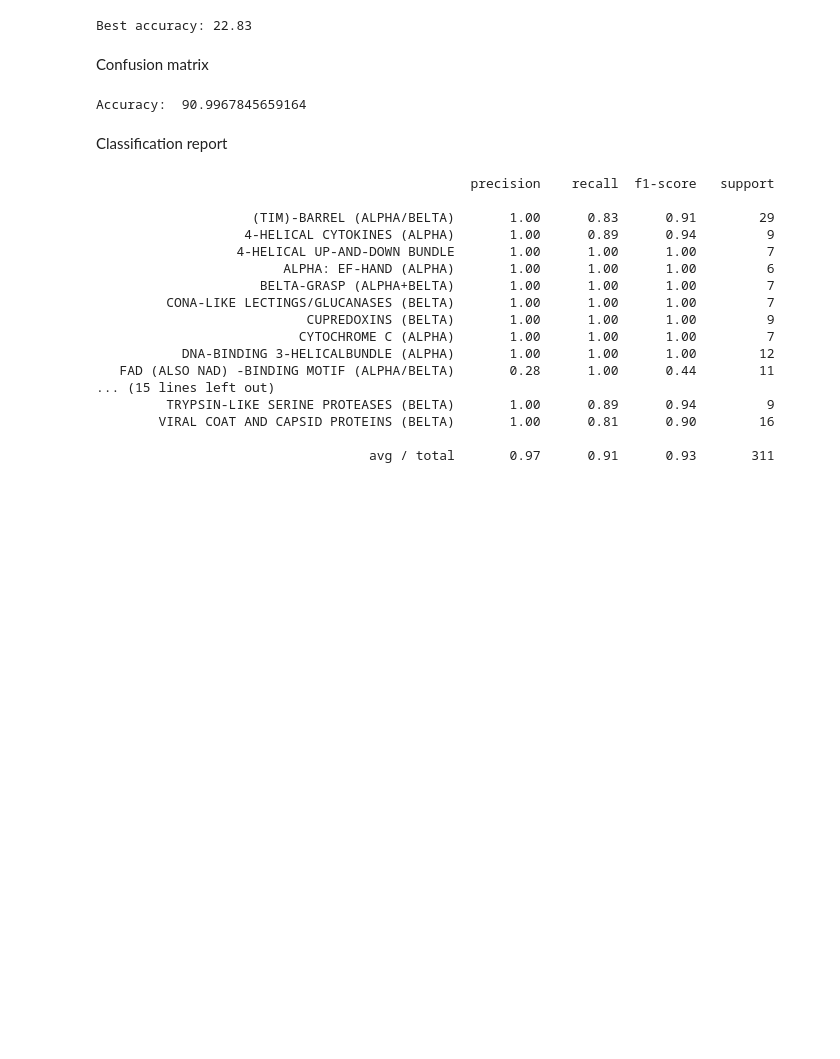
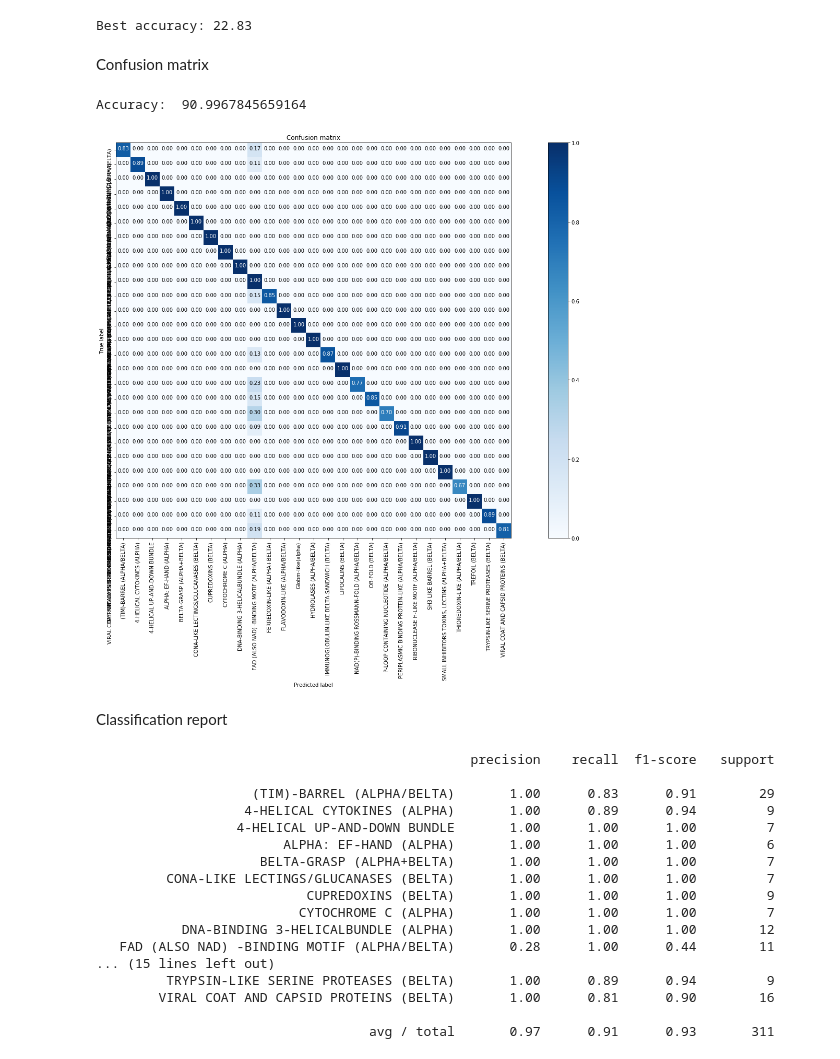
Before and after one commit to MsAlEhR/bio-protein-fold-recognition, a Jupyter notebook: src/notebooks/SVM_dd_ACC.ipynb, the cells around one changed output. Drawn from its saved outputs; the diff is of its cells as text; code cells hidden in the pictures; blank space fills up the shorter version.

```diff
--- a/src/notebooks/SVM_dd_ACC.ipynb
+++ b/src/notebooks/SVM_dd_ACC.ipynb
@@ -10,7 +10,7 @@ from sklearn import preprocessing
 #dd_dataset = pd.read_csv('./dataset/dd_pssm_dataset_improved.csv')
 # Add separated dimers feature extraction
 
-dd_dataset = pd.read_csv('../dataset/ACC_dataset_IG.csv')
+dd_dataset = pd.read_csv('../dataset/dd_ACC_dataset_IG.csv')
 # %%
 dd_dataset.head()
 # %% [output]
@@ -142,21 +142,26 @@ Best accuracy: 22.83
 # %% [markdown]
 Confusion matrix
 # %%
-#from misc import plt_confusion_matrix
+import sys
+sys.path.insert(0, 'E:\\Mir\\Projects\\bio-protein-recog\\src')
+
+
+from misc import plt_confusion_matrix
 from sklearn.metrics import confusion_matrix, accuracy_score, classification_report
 import numpy as np
 
 y_pred = result.best_estimator_.predict(train_data)
 
 cm = confusion_matrix(labels[y_true], labels[y_pred])
 
 print("Accuracy: ", (accuracy_score(labels[y_true], labels[y_pred]) * 100))
 
-#plt.figure(figsize=(20, 15))
-#plt_confusion_matrix(cm, np.unique(labels[y_true]))
-#plt.savefig("./report/DD_confusion_matrix.png", dpi=256)
+plt.figure(figsize=(20, 15))
+plt_confusion_matrix(cm, np.unique(labels[y_true]))
+plt.savefig("../report/DD_IG_ACC_confusion_matrix.png", dpi=256)
 # %% [output]
 Accuracy:  90.9967845659164
+[figure, added]
 # %% [markdown]
 Classification report
 # %%
```
Also changed, not shown: parts of 1 cell of this notebook, 6 other files.
